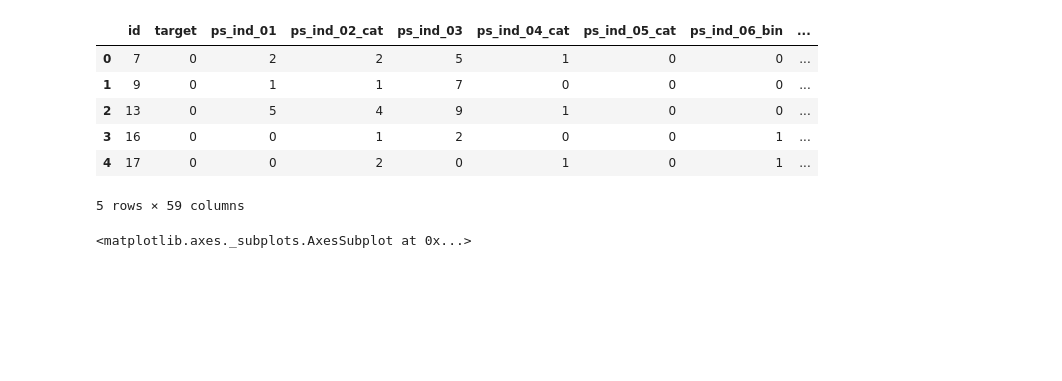
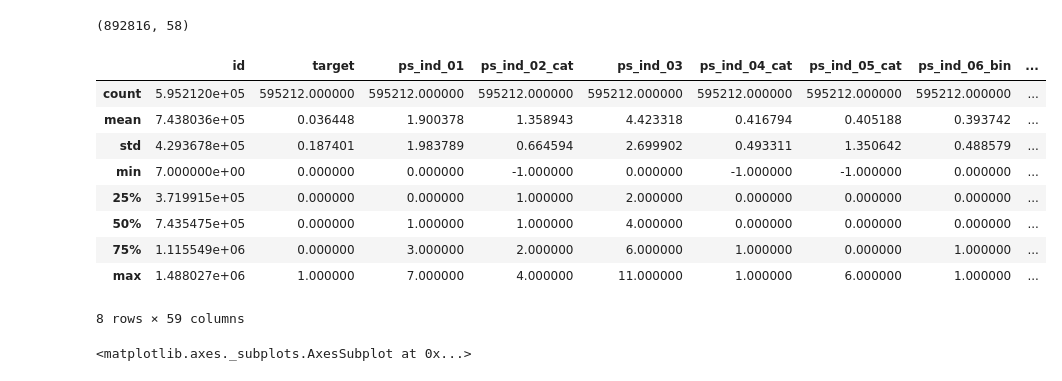
Before and after one commit to jwcunhagit/ml-ps, a Jupyter notebook: ps-data-exploration.ipynb, the cells around one changed output. Saved outputs shown, nothing was run; the diff lists cells and outputs as text; code cells hidden in the pictures; blank space fills up the shorter version.

```diff
--- a/ps-data-exploration.ipynb
+++ b/ps-data-exploration.ipynb
@@ -10,16 +10,23 @@ warnings.filterwarnings("ignore")
 # %%
 train_ds = pd.read_csv('dataset/train.csv')
 test_ds = pd.read_csv('dataset/test.csv')
+# %%
+test_ds.shape
+# %% [output]
+(892816, 58)
 # %%
-train_ds.head()
+train_ds.describe()
 # %% [output]
 |  | id | target | ps_ind_01 | ps_ind_02_cat | ps_ind_03 | ps_ind_04_cat | ps_ind_05_cat | ps_ind_06_bin | ... |
-| 0 | 7 | 0 | 2 | 2 | 5 | 1 | 0 | 0 | ... |
-| 1 | 9 | 0 | 1 | 1 | 7 | 0 | 0 | 0 | ... |
-| 2 | 13 | 0 | 5 | 4 | 9 | 1 | 0 | 0 | ... |
-| 3 | 16 | 0 | 0 | 1 | 2 | 0 | 0 | 1 | ... |
-| 4 | 17 | 0 | 0 | 2 | 0 | 1 | 0 | 1 | ... |
+| count | 5.952120e+05 | 595212.000000 | 595212.000000 | 595212.000000 | 595212.000000 | 595212.000000 | 595212.000000 | 595212.000000 | ... |
+| mean | 7.438036e+05 | 0.036448 | 1.900378 | 1.358943 | 4.423318 | 0.416794 | 0.405188 | 0.393742 | ... |
+| std | 4.293678e+05 | 0.187401 | 1.983789 | 0.664594 | 2.699902 | 0.493311 | 1.350642 | 0.488579 | ... |
+| min | 7.000000e+00 | 0.000000 | 0.000000 | -1.000000 | 0.000000 | -1.000000 | -1.000000 | 0.000000 | ... |
+| 25% | 3.719915e+05 | 0.000000 | 0.000000 | 1.000000 | 2.000000 | 0.000000 | 0.000000 | 0.000000 | ... |
+| 50% | 7.435475e+05 | 0.000000 | 1.000000 | 1.000000 | 4.000000 | 0.000000 | 0.000000 | 0.000000 | ... |
+| 75% | 1.115549e+06 | 0.000000 | 3.000000 | 2.000000 | 6.000000 | 1.000000 | 0.000000 | 1.000000 | ... |
+| max | 1.488027e+06 | 1.000000 | 7.000000 | 4.000000 | 11.000000 | 1.000000 | 6.000000 | 1.000000 | ... |
-5 rows × 59 columns
+8 rows × 59 columns
 # %%
 train_float = train_ds.select_dtypes(include=['float64'])
 train_int = train_ds.select_dtypes(include=['int64'])
```
Also changed, not shown: 6 other files.
